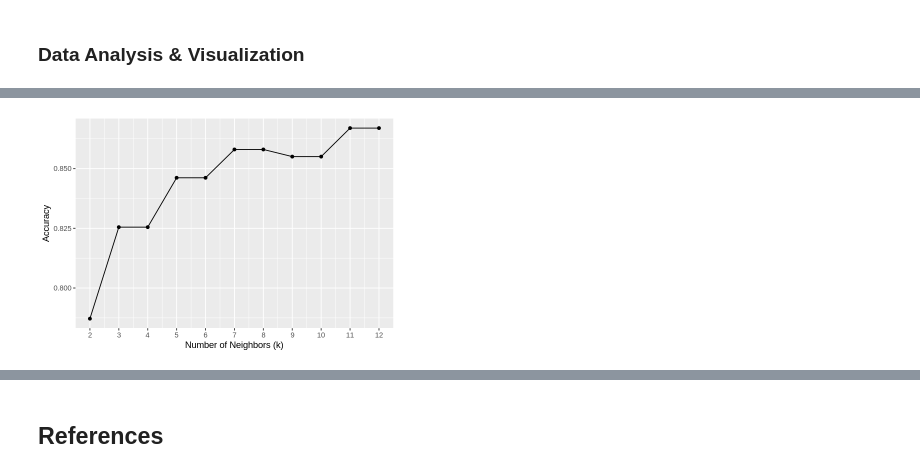
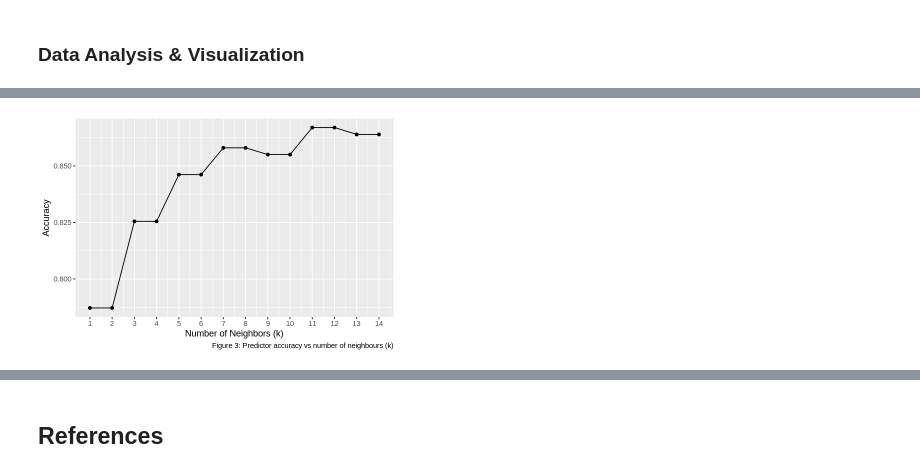
Before and after one commit to lu-ben/dsci-project, a Jupyter notebook: report.ipynb, the cells around one changed output, grey strips where cells are left out. Drawn from its saved outputs; the diff is of its cells as text; code cells hidden in the pictures.

```diff
--- a/report.ipynb
+++ b/report.ipynb
@@ -199,39 +210,41 @@ ggplot(players_age_rank_handedness, aes(x = age, y = curr_rank, color = handedne
 # %%
+# set seed to ensure reproducitbility of
 set.seed(4321)
 
-k_values <- c(2:12)
+# test k values from 1 to 12
+k_values <- c(1:14)
 
 knn_recipe <- recipe(handedness ~ age + curr_rank, data = players_train) |>
     step_scale(all_predictors()) |>
     step_center(all_predictors())
 
 knn_spec_tune <- nearest_neighbor(weight_func = "rectangular", neighbors = tune()) |>
     set_engine("kknn") |>
     set_mode("classification")
 
 players_vfold <- vfold_cv(players_train, v = 5, strata = handedness)
 
 knn_workflow <- workflow() |>
        add_recipe(knn_recipe) |>
        add_model(knn_spec_tune)
 
 resample_fit <- workflow() |>
     add_recipe(knn_recipe) |>
     add_model(knn_spec_tune) |>
     tune_grid(resamples = players_vfold, grid = expand.grid(neighbors = k_values)) |>
     collect_metrics()
 
 cross_val_plot <- resample_fit |>
     filter(.metric == "accuracy") |>
     ggplot(aes(x = neighbors, y = mean)) +
     geom_point() +
     geom_line() +
-    labs(x = "Number of Neighbors (k)", y = "Accuracy") +
-       scale_x_continuous(breaks = seq(0, 12, by = 1))  # adjusting the x-axis
+    labs(x = "Number of Neighbors (k)", y = "Accuracy", caption = "Figure 3: Predictor accuracy vs number of neighbours (k)") +
+    scale_x_continuous(breaks = seq(0, 14, by = 1))
 
 options(repr.plot.width = 6, repr.plot.height = 4)
 
 cross_val_plot
 # %% [output]
-[figure, old version]
+[figure, new version]
 # %%
```
Also changed, not shown: parts of 9 cells of this notebook.
